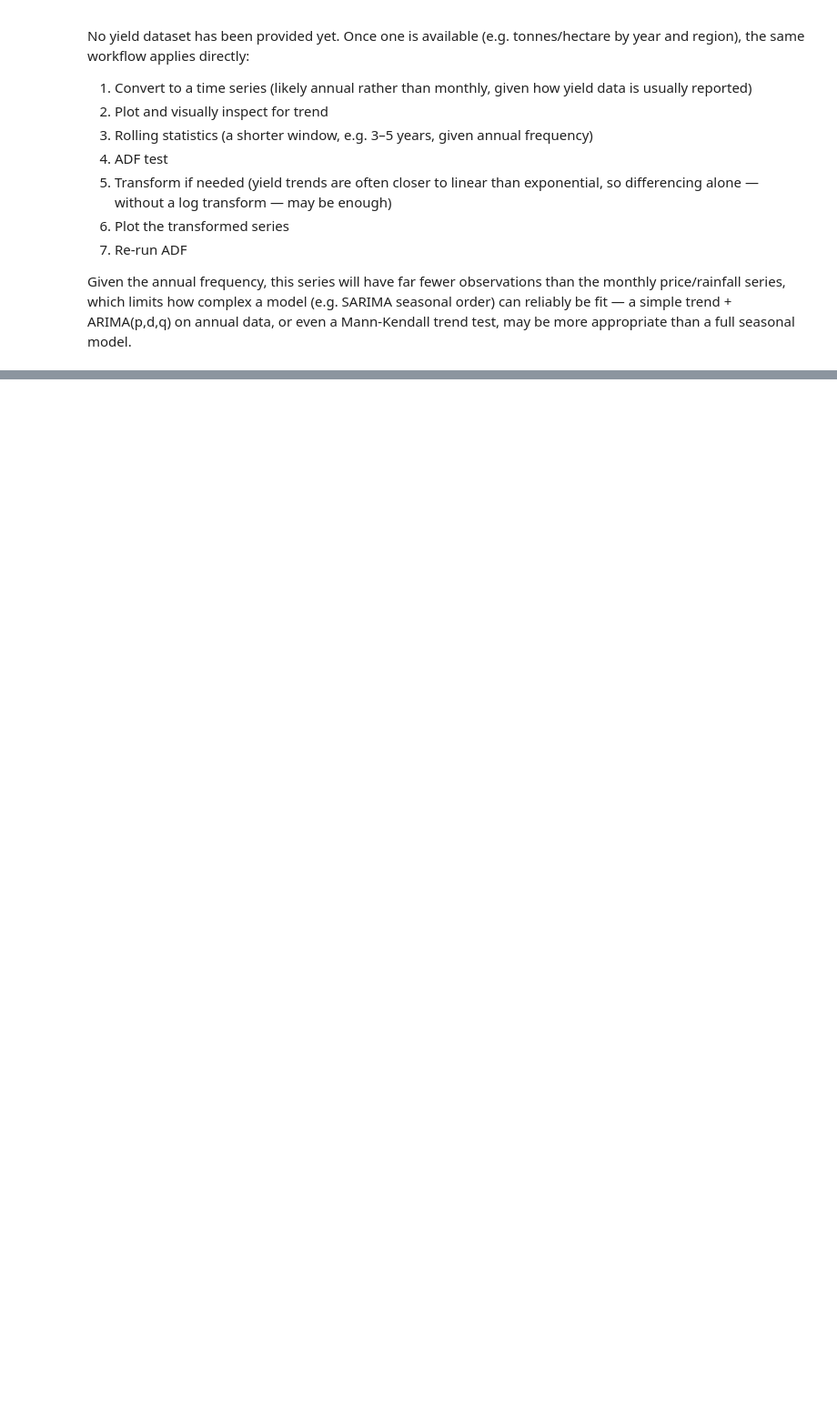
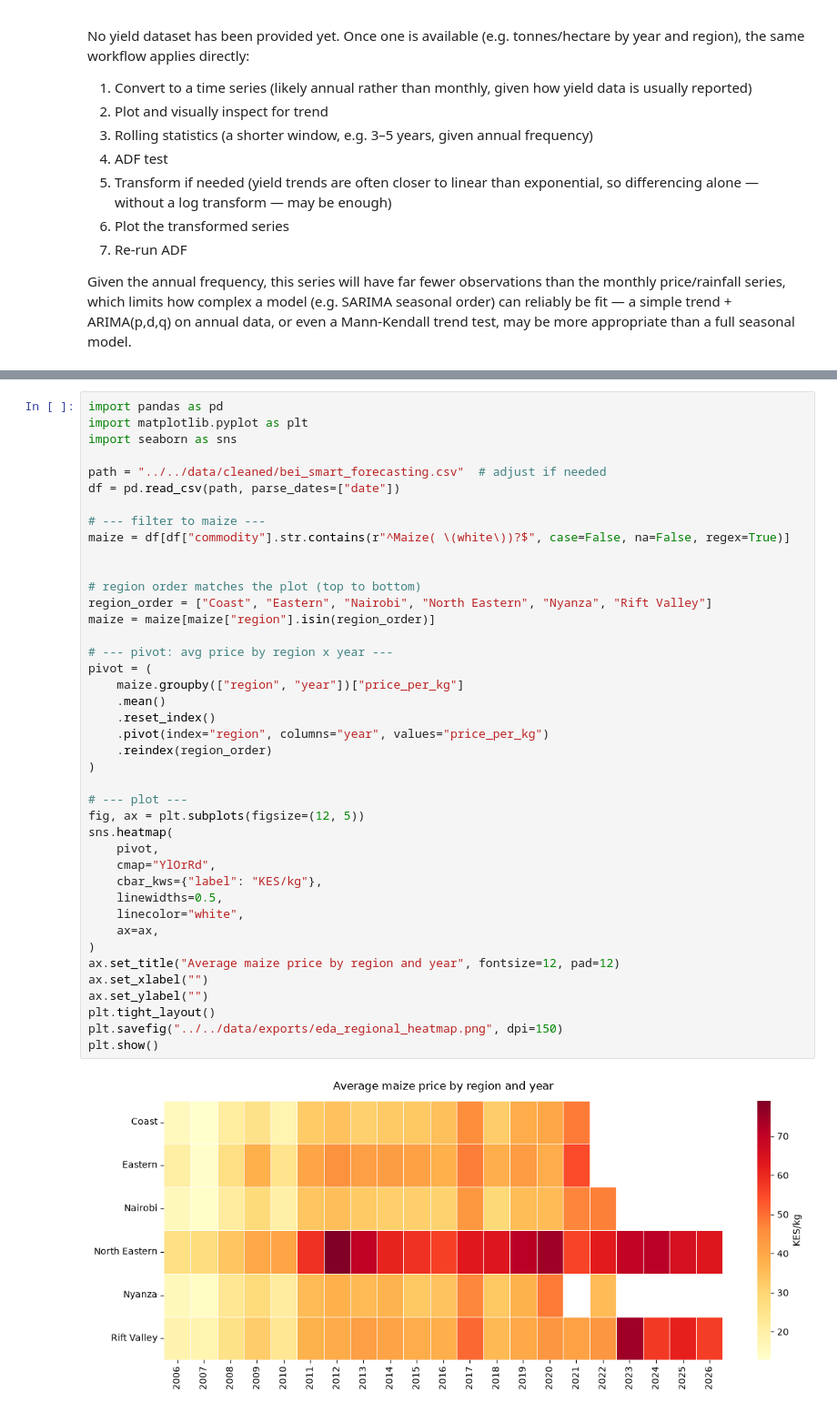
Before and after one commit to machange12/bei-smart, a Jupyter notebook: notebooks/eda/EDA_master.ipynb, the cells around one changed output, grey strips where cells are left out. Shown at 91% size. Drawn from its saved outputs; the diff is of its cells as text; blank space fills up the shorter version.

```diff
--- a/notebooks/eda/EDA_master.ipynb
+++ b/notebooks/eda/EDA_master.ipynb
@@ -1331,0 +1558,43 @@ Given the annual frequency, this series will have far fewer observations than th
+# %%
+import pandas as pd
+import matplotlib.pyplot as plt
+import seaborn as sns
+
+path = "../../data/cleaned/bei_smart_forecasting.csv"  # adjust if needed
+df = pd.read_csv(path, parse_dates=["date"])
+
+# --- filter to maize ---
+maize = df[df["commodity"].str.contains(r"^Maize( \(white\))?$", case=False, na=False, regex=True)]
+
+
+# region order matches the plot (top to bottom)
+region_order = ["Coast", "Eastern", "Nairobi", "North Eastern", "Nyanza", "Rift Valley"]
+maize = maize[maize["region"].isin(region_order)]
+
+# --- pivot: avg price by region x year ---
+pivot = (
+    maize.groupby(["region", "year"])["price_per_kg"]
+    .mean()
+    .reset_index()
+    .pivot(index="region", columns="year", values="price_per_kg")
+    .reindex(region_order)
+)
+
+# --- plot ---
+fig, ax = plt.subplots(figsize=(12, 5))
+sns.heatmap(
+    pivot,
+    cmap="YlOrRd",
+    cbar_kws={"label": "KES/kg"},
+    linewidths=0.5,
+    linecolor="white",
+    ax=ax,
+)
+ax.set_title("Average maize price by region and year", fontsize=12, pad=12)
+ax.set_xlabel("")
+ax.set_ylabel("")
+plt.tight_layout()
+plt.savefig("../../data/exports/eda_regional_heatmap.png", dpi=150)
+plt.show()
+# %% [output]
+[figure, added]
```
Also changed, not shown: parts of 47 cells of this notebook, 6 other files.
